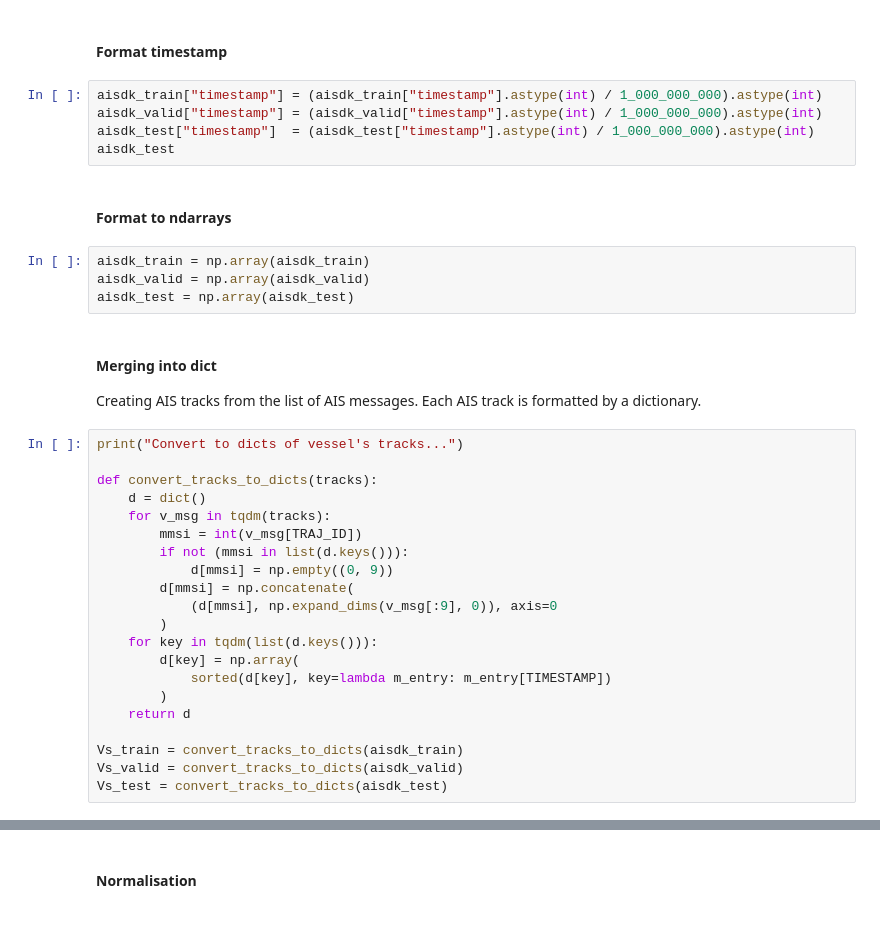
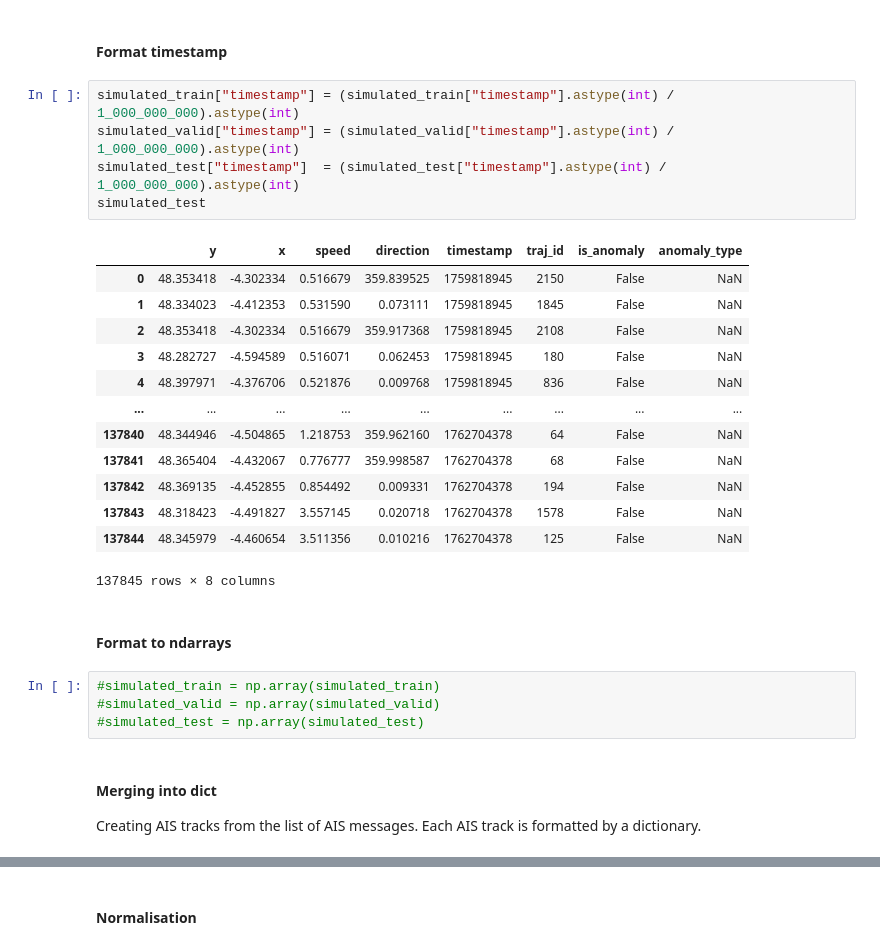
Before and after one commit to blackchou32/mobiml, a Jupyter notebook: examples/mobiml-geotracknet.ipynb, the cells around one changed output, grey strips where cells are left out. Drawn from its saved outputs; the diff is of its cells as text; blank space fills up the shorter version.

```diff
--- a/examples/mobiml-geotracknet.ipynb
+++ b/examples/mobiml-geotracknet.ipynb
@@ -171,37 +174,30 @@ aisdk_test
 # %% [markdown]
 #### Format timestamp
 # %%
-aisdk_train["timestamp"] = (aisdk_train["timestamp"].astype(int) / 1_000_000_000).astype(int)
-aisdk_valid["timestamp"] = (aisdk_valid["timestamp"].astype(int) / 1_000_000_000).astype(int)
-aisdk_test["timestamp"]  = (aisdk_test["timestamp"].astype(int) / 1_000_000_000).astype(int)
-aisdk_test
+simulated_train["timestamp"] = (simulated_train["timestamp"].astype(int) / 1_000_000_000).astype(int)
+simulated_valid["timestamp"] = (simulated_valid["timestamp"].astype(int) / 1_000_000_000).astype(int)
+simulated_test["timestamp"]  = (simulated_test["timestamp"].astype(int) / 1_000_000_000).astype(int)
+simulated_test
+# %% [output]
+|  | y | x | speed | direction | timestamp | traj_id | is_anomaly | anomaly_type |
+| 0 | 48.353418 | -4.302334 | 0.516679 | 359.839525 | 1759818945 | 2150 | False | NaN |
+| 1 | 48.334023 | -4.412353 | 0.531590 | 0.073111 | 1759818945 | 1845 | False | NaN |
+| 2 | 48.353418 | -4.302334 | 0.516679 | 359.917368 | 1759818945 | 2108 | False | NaN |
+| 3 | 48.282727 | -4.594589 | 0.516071 | 0.062453 | 1759818945 | 180 | False | NaN |
+| 4 | 48.397971 | -4.376706 | 0.521876 | 0.009768 | 1759818945 | 836 | False | NaN |
+| ... | ... | ... | ... | ... | ... | ... | ... | ... |
+| 137840 | 48.344946 | -4.504865 | 1.218753 | 359.962160 | 1762704378 | 64 | False | NaN |
+| 137841 | 48.365404 | -4.432067 | 0.776777 | 359.998587 | 1762704378 | 68 | False | NaN |
+| 137842 | 48.369135 | -4.452855 | 0.854492 | 0.009331 | 1762704378 | 194 | False | NaN |
+| 137843 | 48.318423 | -4.491827 | 3.557145 | 0.020718 | 1762704378 | 1578 | False | NaN |
+| 137844 | 48.345979 | -4.460654 | 3.511356 | 0.010216 | 1762704378 | 125 | False | NaN |
+137845 rows × 8 columns
 # %% [markdown]
 #### Format to ndarrays
 # %%
-aisdk_train = np.array(aisdk_train)
-aisdk_valid = np.array(aisdk_valid)
-aisdk_test = np.array(aisdk_test)
+#simulated_train = np.array(simulated_train)
+#simulated_valid = np.array(simulated_valid)
+#simulated_test = np.array(simulated_test)
 # %% [markdown]
 #### Merging into dict
 Creating AIS tracks from the list of AIS messages. Each AIS track is formatted by a dictionary.
-# %%
-print("Convert to dicts of vessel's tracks...")
-
-def convert_tracks_to_dicts(tracks):
-    d = dict()
-    for v_msg in tqdm(tracks):
-        mmsi = int(v_msg[TRAJ_ID])
-        if not (mmsi in list(d.keys())):
-            d[mmsi] = np.empty((0, 9))
-        d[mmsi] = np.concatenate(
-            (d[mmsi], np.expand_dims(v_msg[:9], 0)), axis=0
-        )
-    for key in tqdm(list(d.keys())):
-        d[key] = np.array(
-            sorted(d[key], key=lambda m_entry: m_entry[TIMESTAMP])
-        )
-    return d
-
-Vs_train = convert_tracks_to_dicts(aisdk_train)
-Vs_valid = convert_tracks_to_dicts(aisdk_valid)
-Vs_test = convert_tracks_to_dicts(aisdk_test)
```
Also changed, not shown: parts of 46 cells of this notebook, 28 other files.
